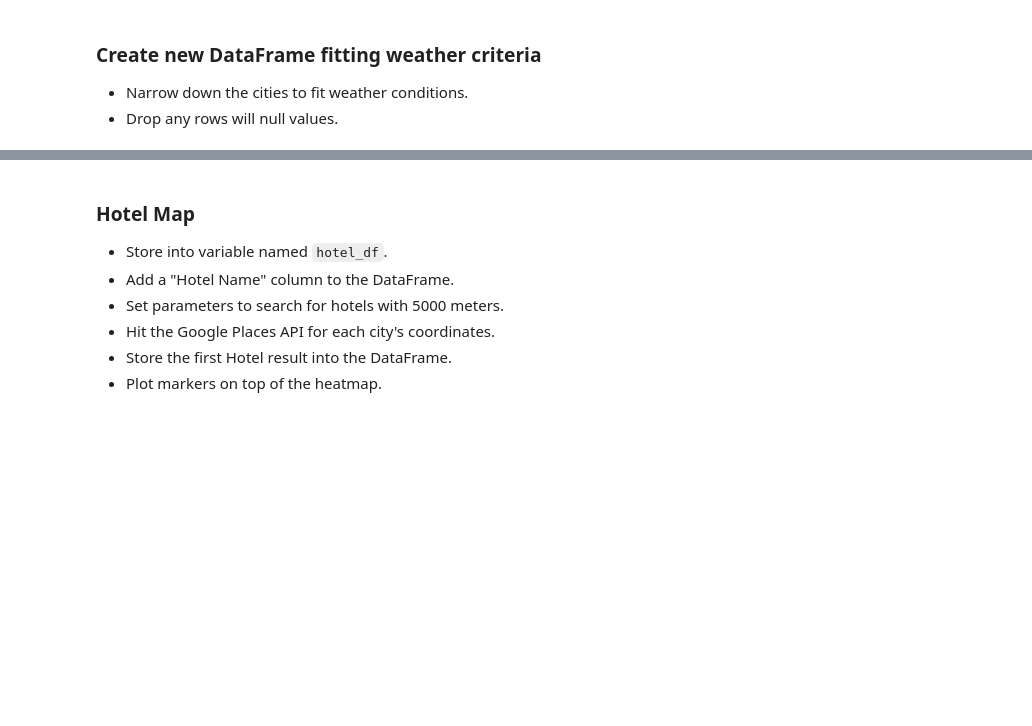
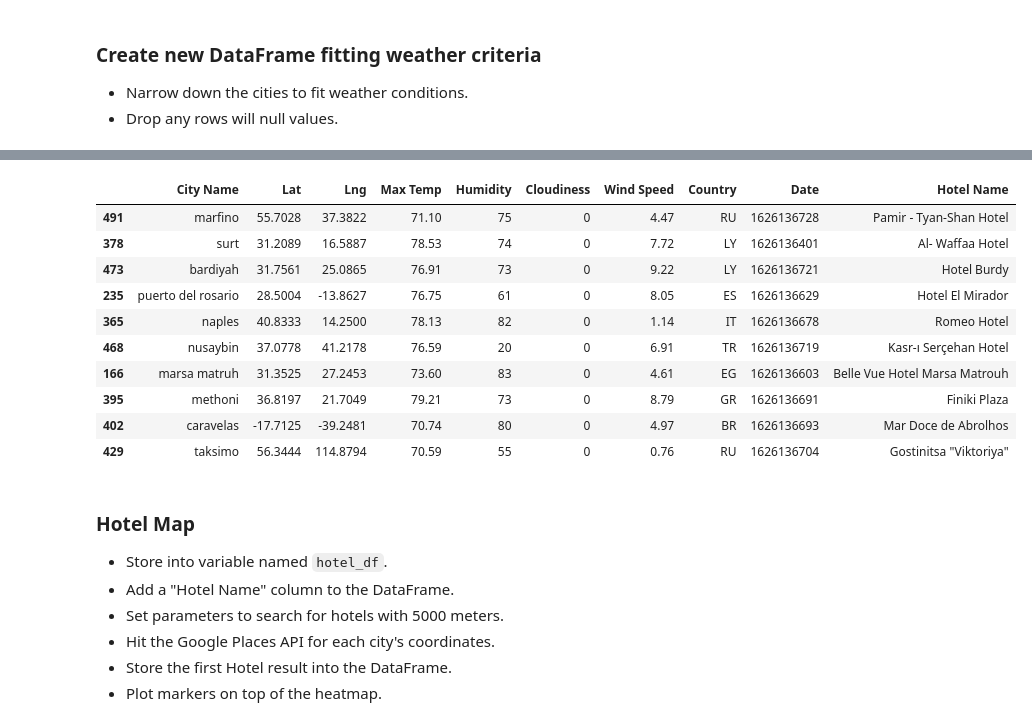
Before and after one commit to trvossler-max/python-api-challenge, a Jupyter notebook: Vacationpy/VacationPy.ipynb, the cells around one changed output, grey strips where cells are left out. Saved outputs shown, nothing was run; the diff lists cells and outputs as text; code cells hidden in the pictures; blank space fills up the shorter version.

```diff
--- a/Vacationpy/VacationPy.ipynb
+++ b/Vacationpy/VacationPy.ipynb
@@ -107,3 +108,19 @@ hotel_df
+# %%
+test_df = hotel_df.sample(n = 10)
+
+test_df
+# %% [output]
+|  | City Name | Lat | Lng | Max Temp | Humidity | Cloudiness | Wind Speed | Country | Date | Hotel Name |
+| 491 | marfino | 55.7028 | 37.3822 | 71.10 | 75 | 0 | 4.47 | RU | 1626136728 | Pamir - Tyan-Shan Hotel |
+| 378 | surt | 31.2089 | 16.5887 | 78.53 | 74 | 0 | 7.72 | LY | 1626136401 | Al- Waffaa Hotel |
+| 473 | bardiyah | 31.7561 | 25.0865 | 76.91 | 73 | 0 | 9.22 | LY | 1626136721 | Hotel Burdy |
+| 235 | puerto del rosario | 28.5004 | -13.8627 | 76.75 | 61 | 0 | 8.05 | ES | 1626136629 | Hotel El Mirador |
+| 365 | naples | 40.8333 | 14.2500 | 78.13 | 82 | 0 | 1.14 | IT | 1626136678 | Romeo Hotel |
+| 468 | nusaybin | 37.0778 | 41.2178 | 76.59 | 20 | 0 | 6.91 | TR | 1626136719 | Kasr-ı Serçehan Hotel |
+| 166 | marsa matruh | 31.3525 | 27.2453 | 73.60 | 83 | 0 | 4.61 | EG | 1626136603 | Belle Vue Hotel Marsa Matrouh |
+| 395 | methoni | 36.8197 | 21.7049 | 79.21 | 73 | 0 | 8.79 | GR | 1626136691 | Finiki Plaza |
+| 402 | caravelas | -17.7125 | -39.2481 | 70.74 | 80 | 0 | 4.97 | BR | 1626136693 | Mar Doce de Abrolhos |
+| 429 | taksimo | 56.3444 | 114.8794 | 70.59 | 55 | 0 | 0.76 | RU | 1626136704 | Gostinitsa "Viktoriya" |
 # %% [markdown]
 ### Hotel Map
 * Store into variable named `hotel_df`.
```
Also changed, not shown: parts of 5 cells of this notebook.
